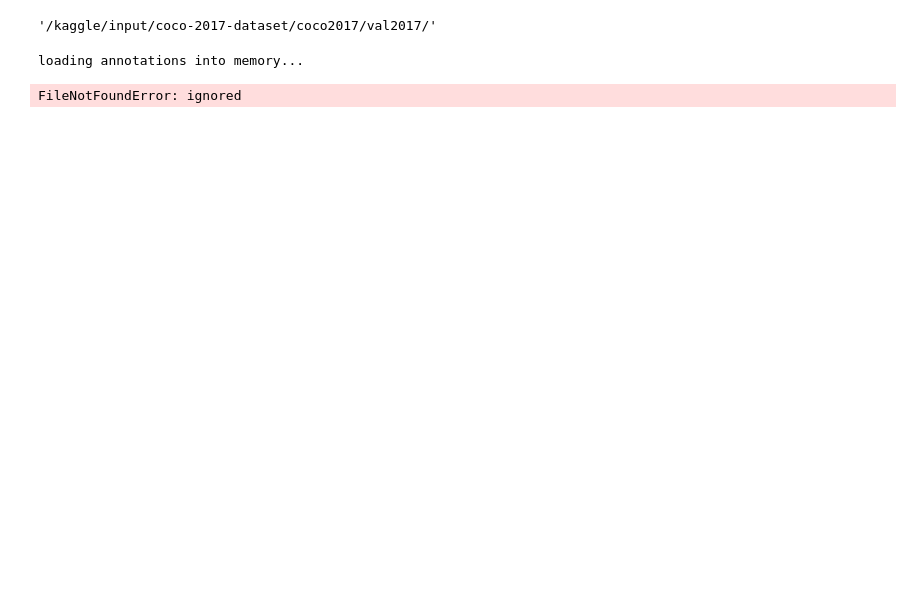
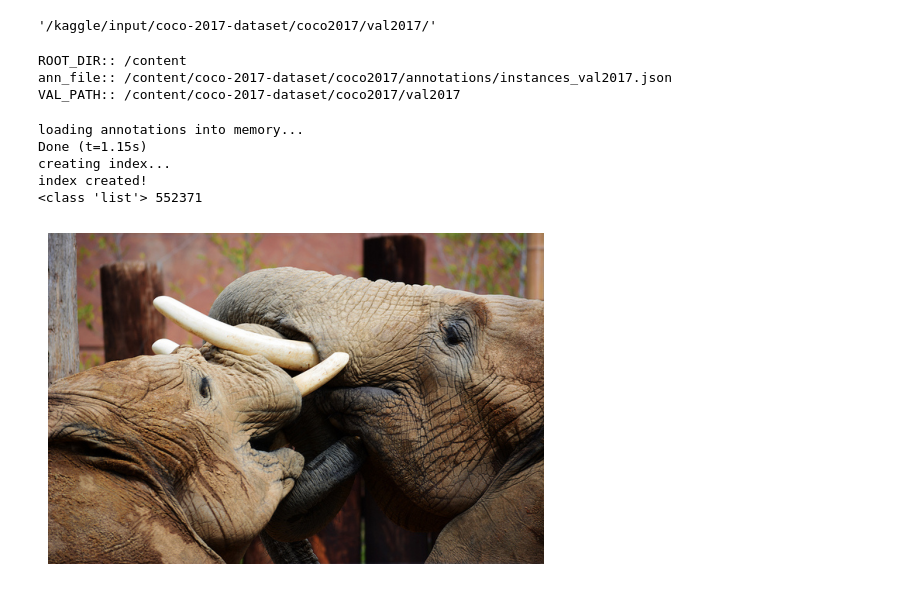
Before and after one commit to VinceVSCode/Project_Master_Thesis, a Jupyter notebook: Project/Attempt_2.ipynb, the cells around one changed output. Saved outputs shown, nothing was run; the diff lists cells and outputs as text; code cells hidden in the pictures; blank space fills up the shorter version.

```diff
--- a/Project/Attempt_2.ipynb
+++ b/Project/Attempt_2.ipynb
@@ -228,7 +209,46 @@ coco_data_path
+# %%
+ROOT_DIR = Path.cwd()
+VAL_PATH = Path("/content/coco-2017-dataset/coco2017/val2017")
+ann_file_path= Path("/content/coco-2017-dataset/coco2017/annotations/instances_val2017.json")
+print("ROOT_DIR::",ROOT_DIR)
+print("ann_file::",ann_file_path)
+print("VAL_PATH::",VAL_PATH)
+# %% [output]
+ROOT_DIR:: /content
+ann_file:: /content/coco-2017-dataset/coco2017/annotations/instances_val2017.json
+VAL_PATH:: /content/coco-2017-dataset/coco2017/val2017
 # %%
-ann_file = Path('/kaggle/input/coco-2017-dataset/coco2017/annotations/instances_val2017.json')
-coco_ann = COCO(ann_file)
+coco_ann = COCO(ann_file_path)
 img_ids = coco_ann.getImgIds() # load all validation set ids
+print(type(img_ids),img_ids[555])
 # %% [output]
 loading annotations into memory...
+Done (t=1.15s)
+creating index...
+index created!
+<class 'list'> 552371
-FileNotFoundError: ignored
+# %%
+# function to get random image from validation set and it's annotaions through COCO API
+def get_rand_img():
+    #Get some random in img_ids (list)
+    img_id = random.choice(img_ids)
+    img_metadata = coco_ann.loadImgs([img_id])
+    #Create the str img data to PathPosix
+    path_to_img = Path(img_metadata[0]['file_name'])
+    print("Path_to_image::",path_to_img)
+    #Read the whole Path
+    img = io.imread(VAL_PATH/path_to_img)
+    ann_ids = coco_ann.getAnnIds(imgIds=[img_id])
+    anns = coco_ann.loadAnns(ann_ids)
+    #Return the img and the random annotation id
+    return img,anns
+# %%
+img, anns = get_rand_img()
+type(img), img.shape, type(anns),anns
+# %%
+#print the random image. Run the above and this cell some times.
+plt.axis('off')
+plt.imshow(img)
+plt.show()
+# %% [output]
+[figure, added]
```
Also changed, not shown: parts of 21 cells of this notebook.
